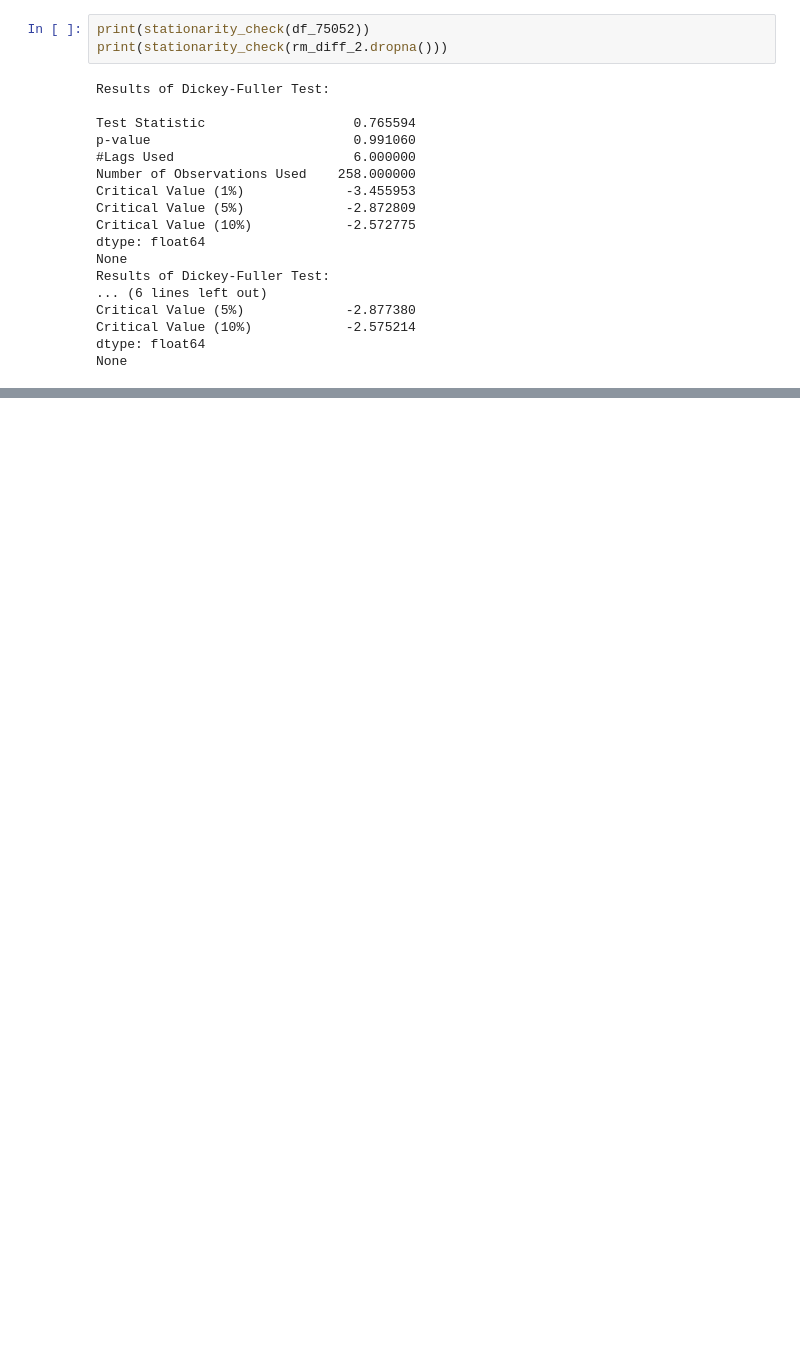
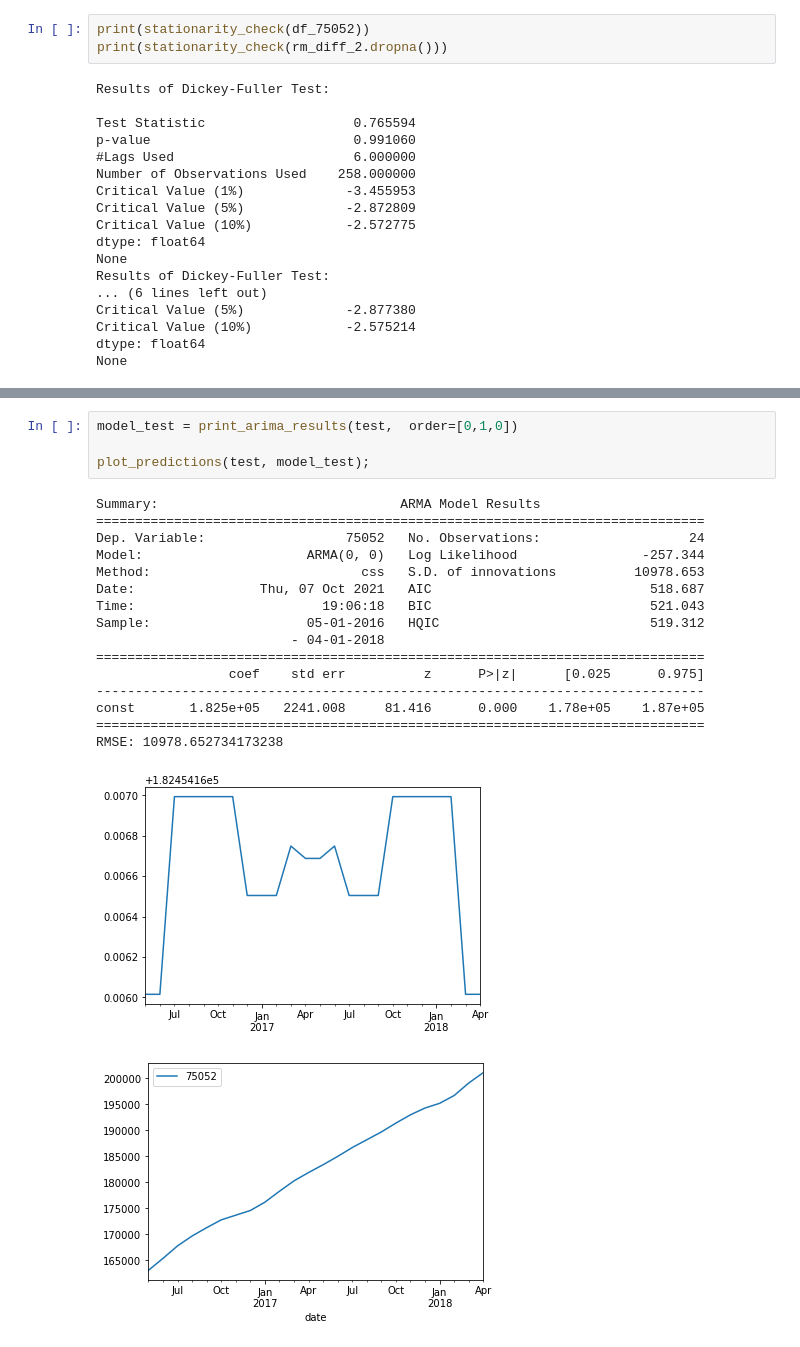
Before and after one commit to rhk48/zillow-time-series, a Jupyter notebook: final_nb.ipynb, the cells around one changed output, grey strips where cells are left out. Saved outputs shown, nothing was run; the diff lists cells and outputs as text; blank space fills up the shorter version.

```diff
--- a/final_nb.ipynb
+++ b/final_nb.ipynb
@@ -578,0 +562,22 @@ def print_ts_metrics_arima(train, test, order=[0,0,0]):
+# %%
+model_test = print_arima_results(test,  order=[0,1,0])
+
+plot_predictions(test, model_test);
+# %% [output]
+Summary:                               ARMA Model Results
+==============================================================================
+Dep. Variable:                  75052   No. Observations:                   24
+Model:                     ARMA(0, 0)   Log Likelihood                -257.344
+Method:                           css   S.D. of innovations          10978.653
+Date:                Thu, 07 Oct 2021   AIC                            518.687
+Time:                        19:06:18   BIC                            521.043
+Sample:                    05-01-2016   HQIC                           519.312
+                         - 04-01-2018
+==============================================================================
+                 coef    std err          z      P>|z|      [0.025      0.975]
+------------------------------------------------------------------------------
+const       1.825e+05   2241.008     81.416      0.000    1.78e+05    1.87e+05
+==============================================================================
+RMSE: 10978.652734173238
+[figure, added]
+[figure, added]
```
Also changed, not shown: parts of 82 cells of this notebook, 2 other files.
